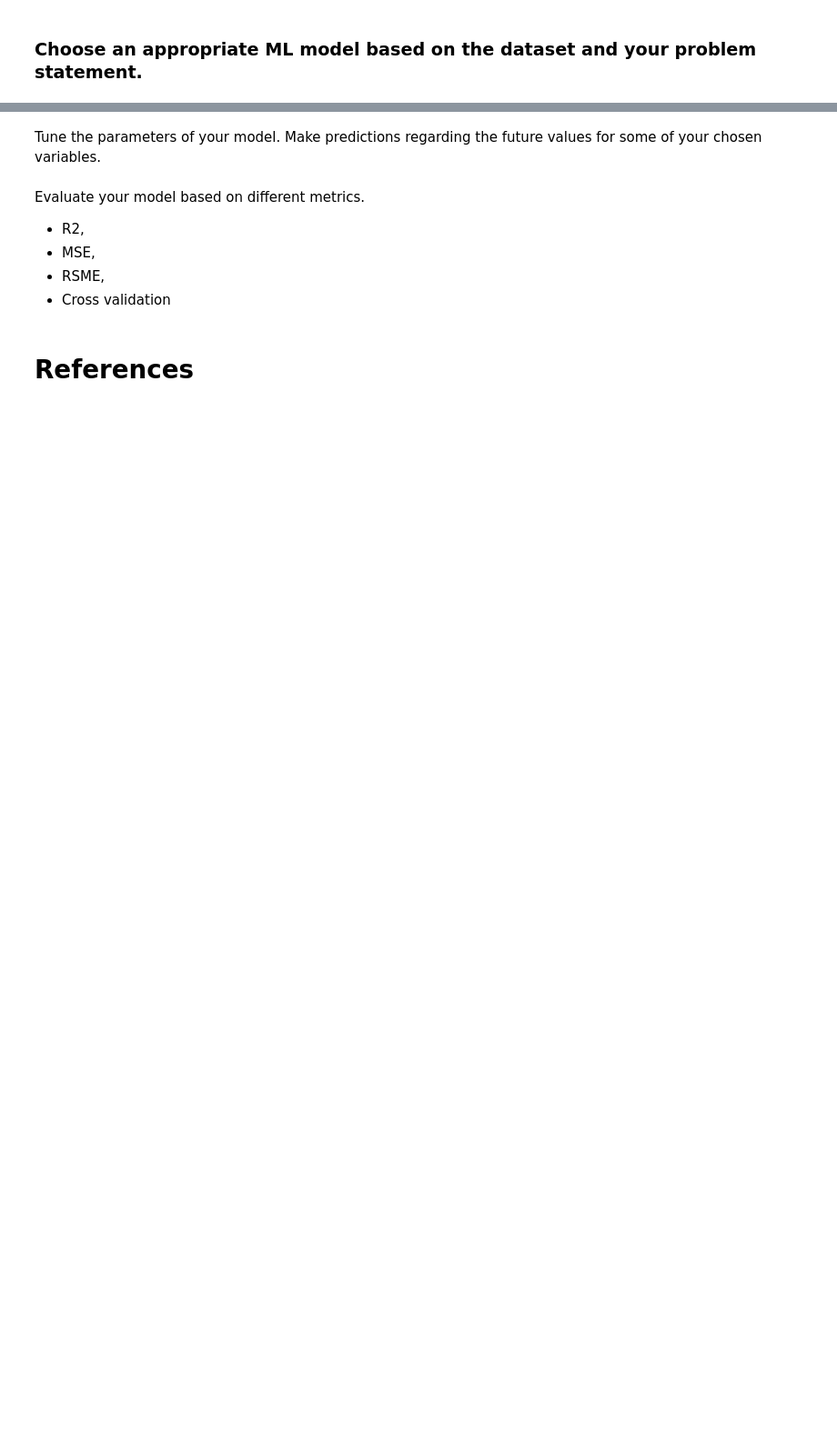
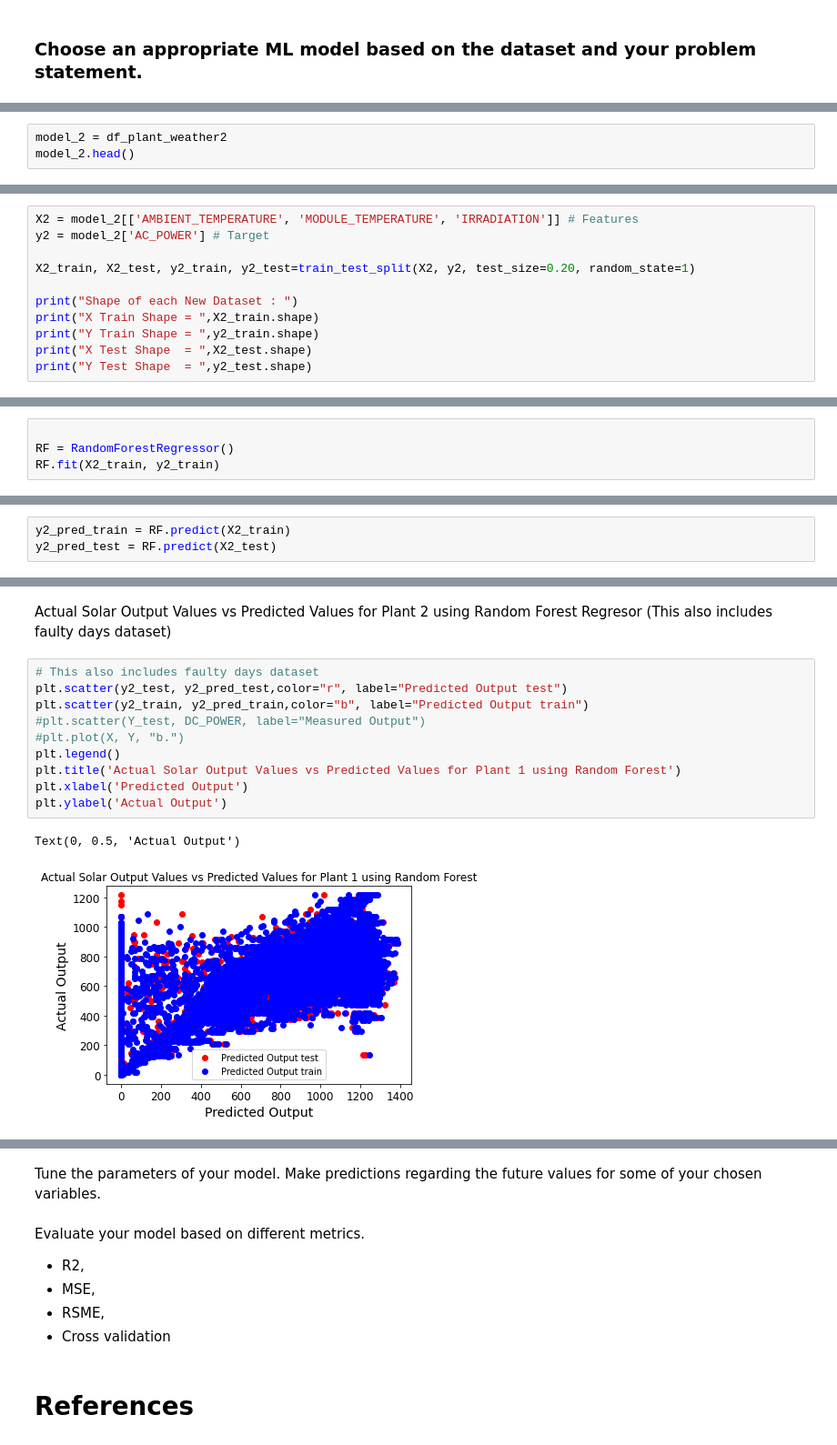
Before and after one commit to YohannesDK/DAT540_Group_11, a Jupyter notebook: DAT540_Group_11.ipynb, the cells around one changed output, grey strips where cells are left out. Shown at 91% size. Saved outputs shown, nothing was run; the diff lists cells and outputs as text; blank space fills up the shorter version.

```diff
--- a/DAT540_Group_11.ipynb
+++ b/DAT540_Group_11.ipynb
@@ -399,0 +565,3 @@ McdE0feGgRqW7Ca   63.840931
+# %%
+model_2 = df_plant_weather2
+model_2.head()
@@ -399,0 +575,11 @@ McdE0feGgRqW7Ca   63.840931
+# %%
+X2 = model_2[['AMBIENT_TEMPERATURE', 'MODULE_TEMPERATURE', 'IRRADIATION']] # Features
+y2 = model_2['AC_POWER'] # Target
+
+X2_train, X2_test, y2_train, y2_test=train_test_split(X2, y2, test_size=0.20, random_state=1)
+
+print("Shape of each New Dataset : ")
+print("X Train Shape = ",X2_train.shape)
+print("Y Train Shape = ",y2_train.shape)
+print("X Test Shape  = ",X2_test.shape)
+print("Y Test Shape  = ",y2_test.shape)
@@ -399,0 +592,4 @@ McdE0feGgRqW7Ca   63.840931
+# %%
+
+RF = RandomForestRegressor()
+RF.fit(X2_train, y2_train)
@@ -399,0 +598,3 @@ McdE0feGgRqW7Ca   63.840931
+# %%
+y2_pred_train = RF.predict(X2_train)
+y2_pred_test = RF.predict(X2_test)
@@ -399,0 +632,15 @@ McdE0feGgRqW7Ca   63.840931
+# %% [markdown]
+Actual Solar Output Values vs Predicted Values for Plant 2 using Random Forest Regresor (This also includes faulty days dataset)
+# %%
+# This also includes faulty days dataset
+plt.scatter(y2_test, y2_pred_test,color="r", label="Predicted Output test")
+plt.scatter(y2_train, y2_pred_train,color="b", label="Predicted Output train")
+#plt.scatter(Y_test, DC_POWER, label="Measured Output")
+#plt.plot(X, Y, "b.")
+plt.legend()
+plt.title('Actual Solar Output Values vs Predicted Values for Plant 1 using Random Forest')
+plt.xlabel('Predicted Output')
+plt.ylabel('Actual Output')
+# %% [output]
+Text(0, 0.5, 'Actual Output')
+[figure, added]
```
Also changed, not shown: parts of 43 cells of this notebook.
